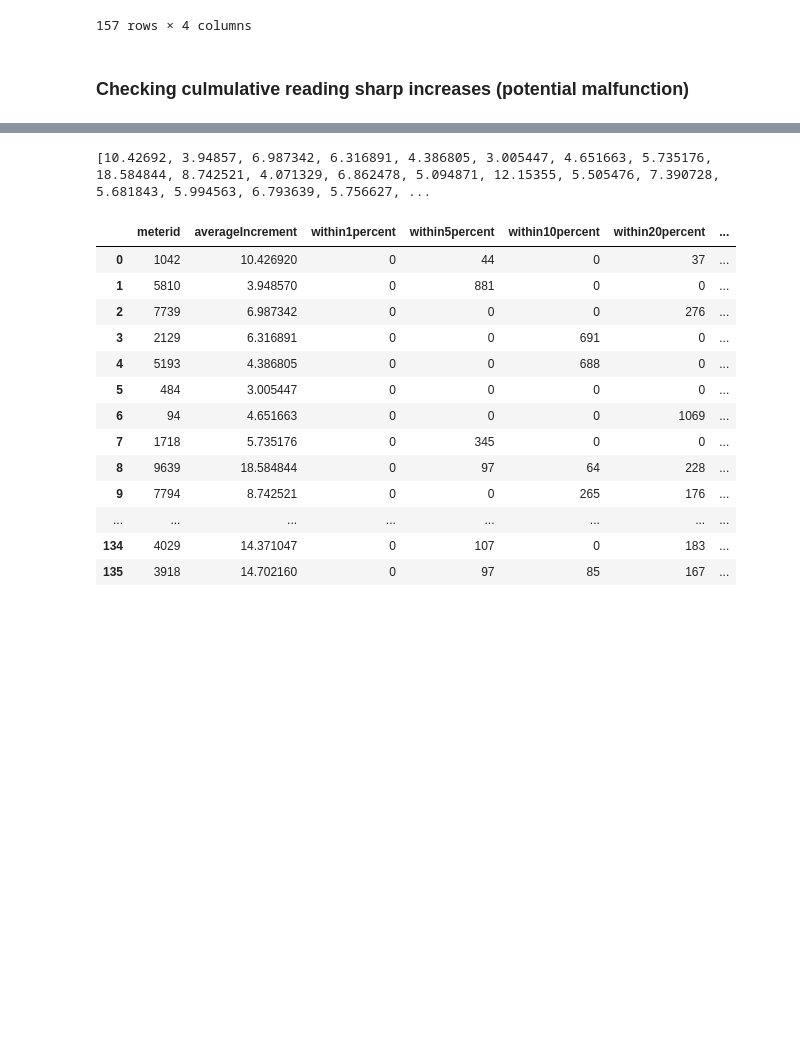
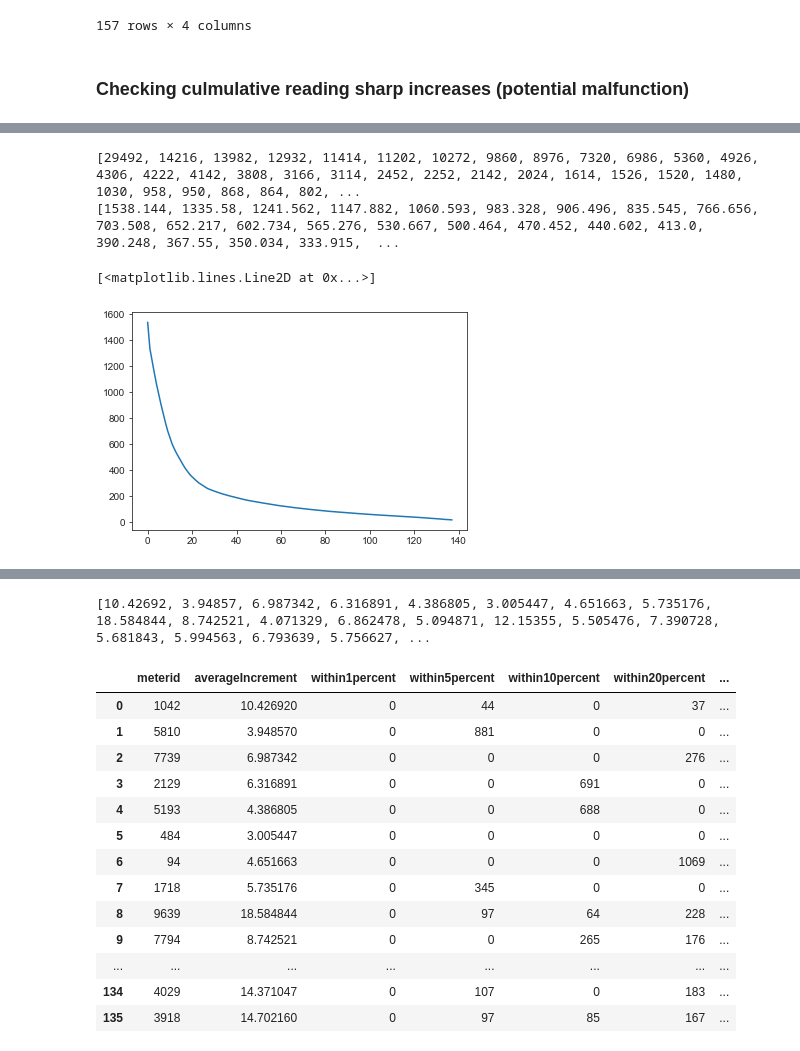
Before and after one commit to melvintzw/ee4211, a Jupyter notebook: error_detection.ipynb, the cells around one changed output, grey strips where cells are left out. Drawn from its saved outputs; the diff is of its cells as text; code cells hidden in the pictures; blank space fills up the shorter version.

Commit message:
added segment for max increment

```diff
--- a/error_detection.ipynb
+++ b/error_detection.ipynb
@@ -174,3 +178,21 @@ keys_list2 = df_error_metric_sorted["meterid"].tolist()
 keys_list2 = keys_list2[18:]
 # %% [markdown]
 ### Checking culmulative reading sharp increases (potential malfunction)
+# %%
+max_increment_list = []
+
+for key in keys_list2:
+    df_i = groups.get_group(key)
+    prev_meter_value = 0
+    max_increment = 0
+    for i in range(len(df_i.index)):
+        curr_meter_value = df_i.iloc[i][1]
+        if i != 0:
+            if curr_meter_value > prev_meter_value:
+                increment = curr_meter_value - prev_meter_value
+                if increment > max_increment:
+                    max_increment = increment
+        prev_meter_value = curr_meter_value
+    max_increment_list.append(max_increment)
+
+print(max_increment_list)
@@ -176,0 +224,18 @@ keys_list2 = keys_list2[18:]
+# %%
+max_increment_list.sort(reverse=True)
+print(max_increment_list)
+avg_max_increment_list = []
+
+for i in range(138):
+    sublist = max_increment_list[i:]
+    avg_max_increment_list.append(round(sum(sublist) / len(sublist), 3))
+
+print(avg_max_increment_list)
+# %% [output]
+[29492, 14216, 13982, 12932, 11414, 11202, 10272, 9860, 8976, 7320, 6986, 5360, 4926, 4306, 4222, 4142, 3808, 3166, 3114, 2452, 2252, 2142, 2024, 1614, 1526, 1520, 1480, 1030, 958, 950, 868, 864, 802, ...
+[1538.144, 1335.58, 1241.562, 1147.882, 1060.593, 983.328, 906.496, 835.545, 766.656, 703.508, 652.217, 602.734, 565.276, 530.667, 500.464, 470.452, 440.602, 413.0, 390.248, 367.55, 350.034, 333.915,  ...
+# %%
+plt.plot(range(138), avg_max_increment_list)
+# %% [output]
+[<matplotlib.lines.Line2D at 0x...>]
+[figure, added]
```
Also changed, not shown: parts of 6 cells of this notebook.
